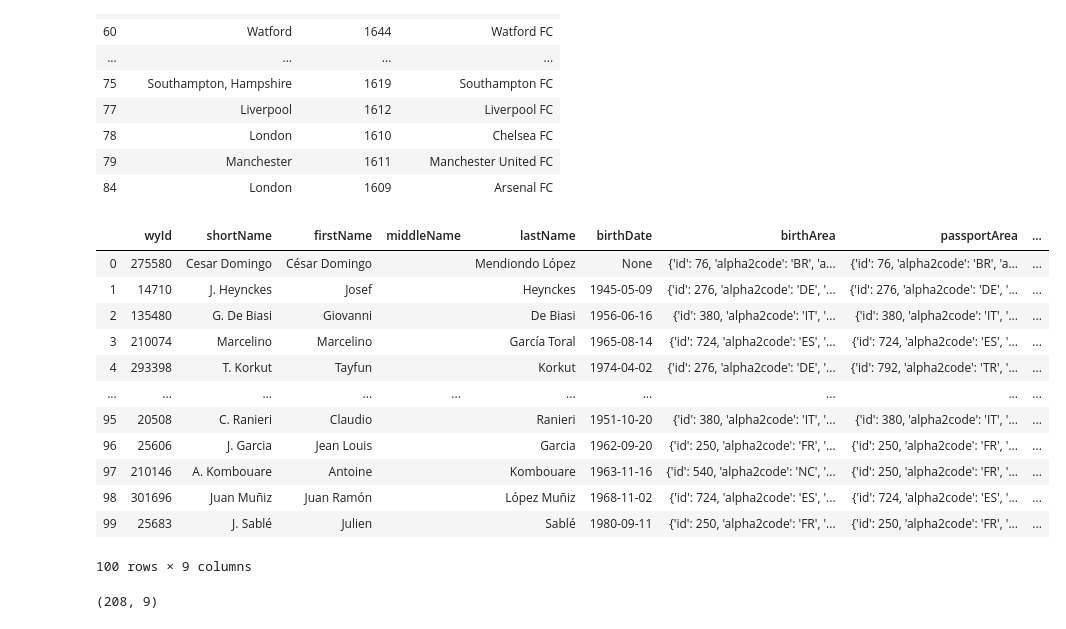
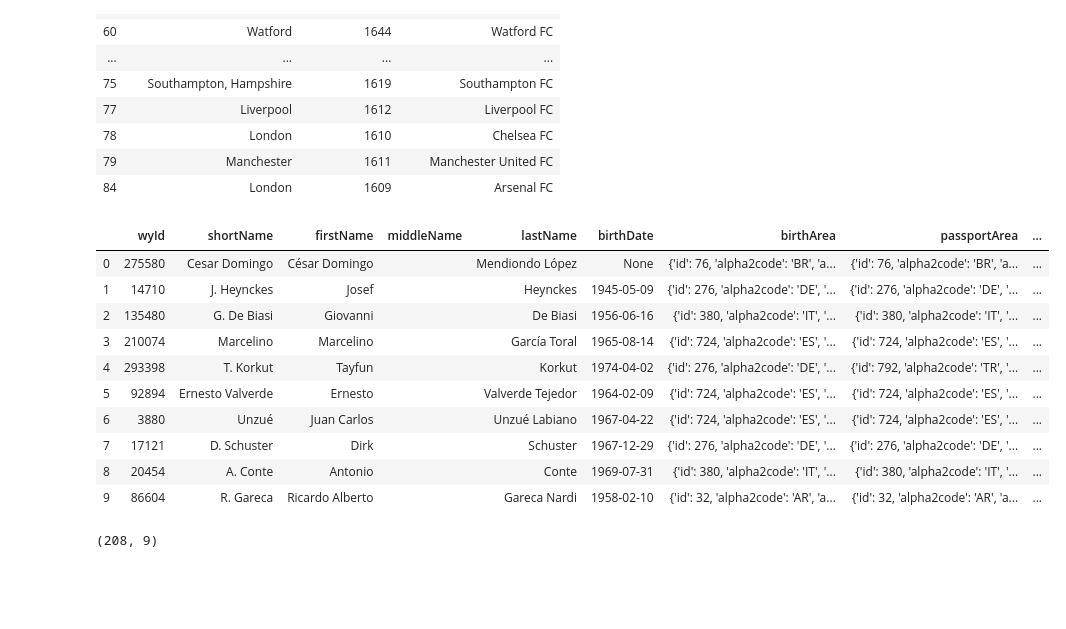
Before and after one commit to santiagoparaella/ADM-HW2, a Jupyter notebook: RQ3/RQ3.ipynb, the cells around one changed output. Drawn from its saved outputs; the diff is of its cells as text; code cells hidden in the pictures; blank space fills up the shorter version.

```diff
--- a/RQ3/RQ3.ipynb
+++ b/RQ3/RQ3.ipynb
@@ -153,19 +213,17 @@ df_coaches = pd.read_json ('/users/poojacj/Desktop/adm_hw2/coaches.json')
 # %%
-df_coaches.head(100)
+df_coaches.head(10)
 # %% [output]
 |  | wyId | shortName | firstName | middleName | lastName | birthDate | birthArea | passportArea | ... |
 | 0 | 275580 | Cesar Domingo | César Domingo |  | Mendiondo López | None | {'id': 76, 'alpha2code': 'BR', 'a... | {'id': 76, 'alpha2code': 'BR', 'a... | ... |
 | 1 | 14710 | J. Heynckes | Josef |  | Heynckes | 1945-05-09 | {'id': 276, 'alpha2code': 'DE', '... | {'id': 276, 'alpha2code': 'DE', '... | ... |
 | 2 | 135480 | G. De Biasi | Giovanni |  | De Biasi | 1956-06-16 | {'id': 380, 'alpha2code': 'IT', '... | {'id': 380, 'alpha2code': 'IT', '... | ... |
 | 3 | 210074 | Marcelino | Marcelino |  | García Toral | 1965-08-14 | {'id': 724, 'alpha2code': 'ES', '... | {'id': 724, 'alpha2code': 'ES', '... | ... |
 | 4 | 293398 | T. Korkut | Tayfun |  | Korkut | 1974-04-02 | {'id': 276, 'alpha2code': 'DE', '... | {'id': 792, 'alpha2code': 'TR', '... | ... |
-| ... | ... | ... | ... | ... | ... | ... | ... | ... | ... |
-| 95 | 20508 | C. Ranieri | Claudio |  | Ranieri | 1951-10-20 | {'id': 380, 'alpha2code': 'IT', '... | {'id': 380, 'alpha2code': 'IT', '... | ... |
-| 96 | 25606 | J. Garcia | Jean Louis |  | Garcia | 1962-09-20 | {'id': 250, 'alpha2code': 'FR', '... | {'id': 250, 'alpha2code': 'FR', '... | ... |
-| 97 | 210146 | A. Kombouare | Antoine |  | Kombouare | 1963-11-16 | {'id': 540, 'alpha2code': 'NC', '... | {'id': 250, 'alpha2code': 'FR', '... | ... |
-| 98 | 301696 | Juan Muñiz | Juan Ramón |  | López Muñiz | 1968-11-02 | {'id': 724, 'alpha2code': 'ES', '... | {'id': 724, 'alpha2code': 'ES', '... | ... |
-| 99 | 25683 | J. Sablé | Julien |  | Sablé | 1980-09-11 | {'id': 250, 'alpha2code': 'FR', '... | {'id': 250, 'alpha2code': 'FR', '... | ... |
+| 5 | 92894 | Ernesto Valverde | Ernesto |  | Valverde Tejedor | 1964-02-09 | {'id': 724, 'alpha2code': 'ES', '... | {'id': 724, 'alpha2code': 'ES', '... | ... |
+| 6 | 3880 | Unzué | Juan Carlos |  | Unzué Labiano | 1967-04-22 | {'id': 724, 'alpha2code': 'ES', '... | {'id': 724, 'alpha2code': 'ES', '... | ... |
+| 7 | 17121 | D. Schuster | Dirk |  | Schuster | 1967-12-29 | {'id': 276, 'alpha2code': 'DE', '... | {'id': 276, 'alpha2code': 'DE', '... | ... |
+| 8 | 20454 | A. Conte | Antonio |  | Conte | 1969-07-31 | {'id': 380, 'alpha2code': 'IT', '... | {'id': 380, 'alpha2code': 'IT', '... | ... |
+| 9 | 86604 | R. Gareca | Ricardo Alberto |  | Gareca Nardi | 1958-02-10 | {'id': 32, 'alpha2code': 'AR', 'a... | {'id': 32, 'alpha2code': 'AR', 'a... | ... |
-100 rows × 9 columns
 # %%
 df_coaches.shape
 # %% [output]
```
Also changed, not shown: parts of 15 cells of this notebook.
